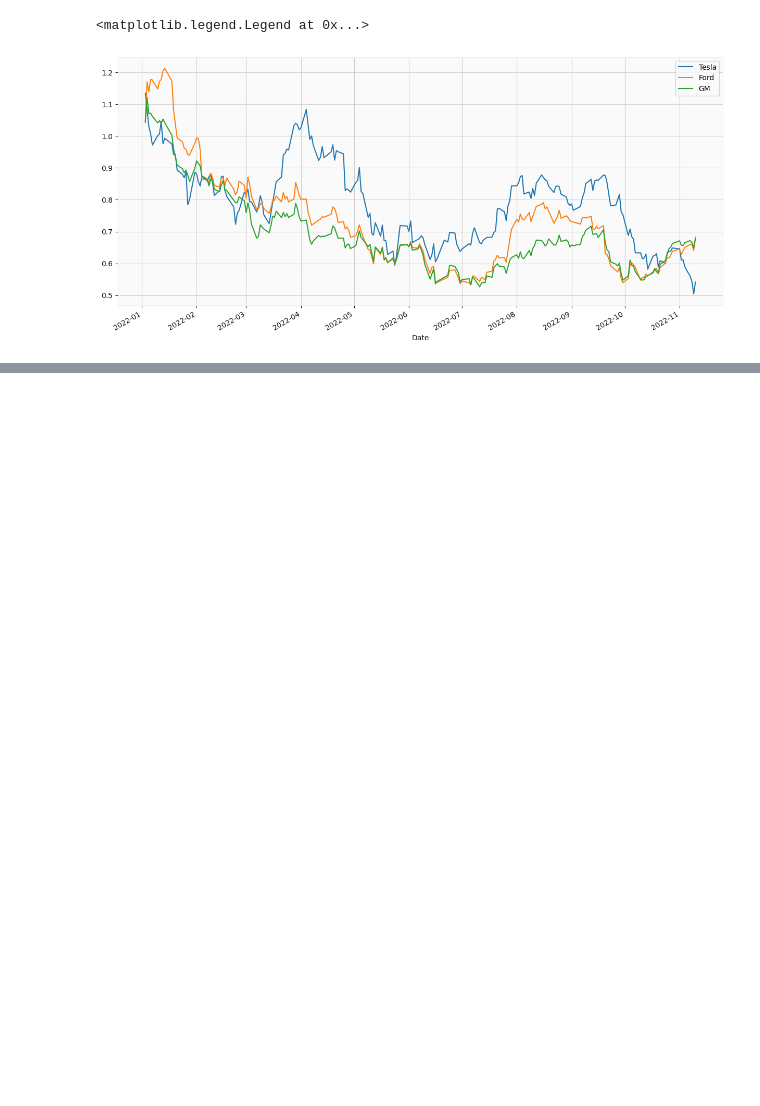
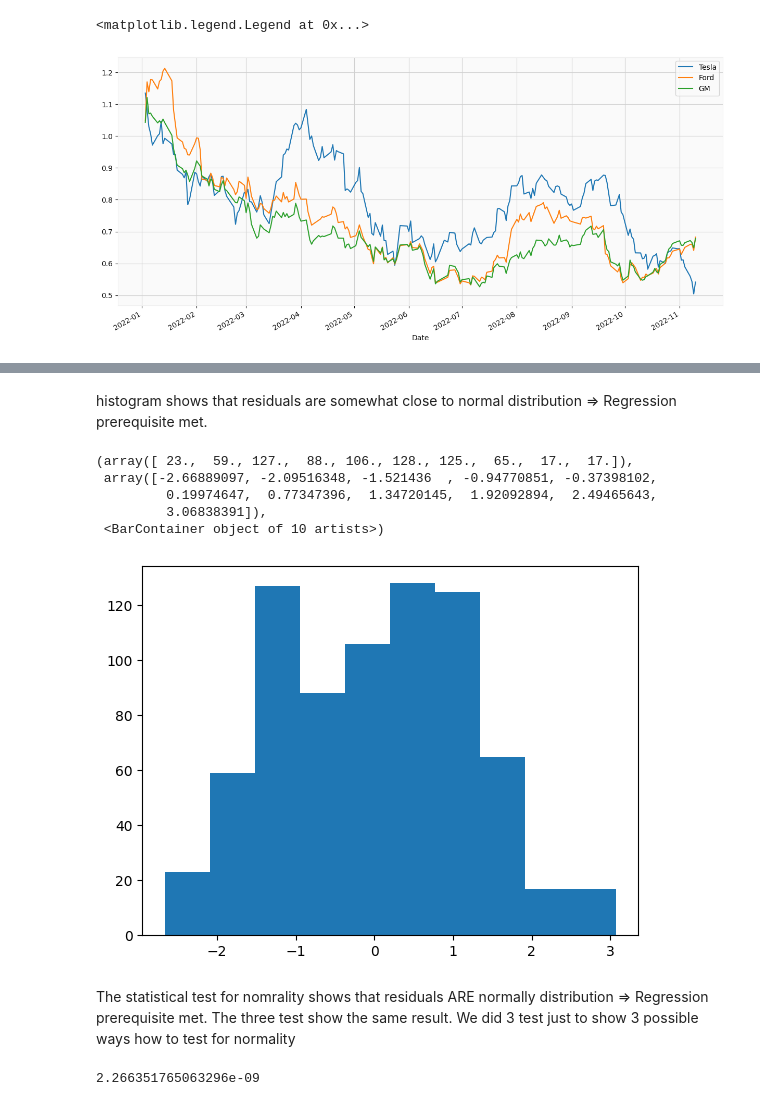
Before and after one commit to gregoja/Stock_Analysis, a Jupyter notebook: project.ipynb, the cells around one changed output, grey strips where cells are left out. Saved outputs shown, nothing was run; the diff lists cells and outputs as text; code cells hidden in the pictures; blank space fills up the shorter version.

```diff
--- a/project.ipynb
+++ b/project.ipynb
@@ -241,0 +346,22 @@ plt.legend()
+# %% [markdown]
+histogram shows that residuals are somewhat close to normal distribution => Regression prerequisite  met.
+# %%
+# residuals are somewhat normally distributed
+plt.hist(result.resid)
+# %% [output]
+(array([ 23.,  59., 127.,  88., 106., 128., 125.,  65.,  17.,  17.]),
+ array([-2.66889097, -2.09516348, -1.521436  , -0.94770851, -0.37398102,
+         0.19974647,  0.77347396,  1.34720145,  1.92092894,  2.49465643,
+         3.06838391]),
+ <BarContainer object of 10 artists>)
+[figure, added]
+# %% [markdown]
+The statistical test for nomrality shows that residuals ARE normally distribution => Regression prerequisite  met.
+The three test show the same result. We did 3 test just to show 3 possible ways how to test for normality
+# %%
+from scipy.stats import normaltest
+stat, p = normaltest(result.resid)
+print(p)
+## p < 0.05 => passed the test. Residuals are normally distributed. Regression prerequisite met.
+# %% [output]
+2.266351765063296e-09
```
Also changed, not shown: parts of 20 cells of this notebook, 1 other file.
